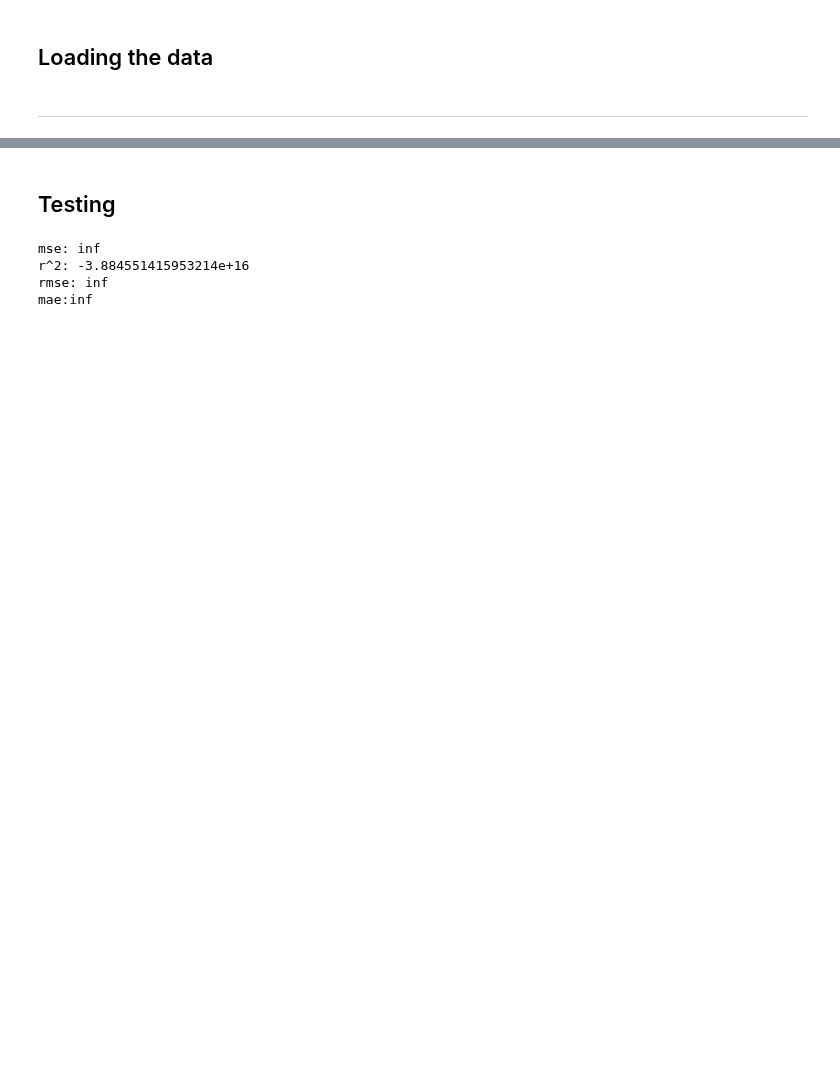
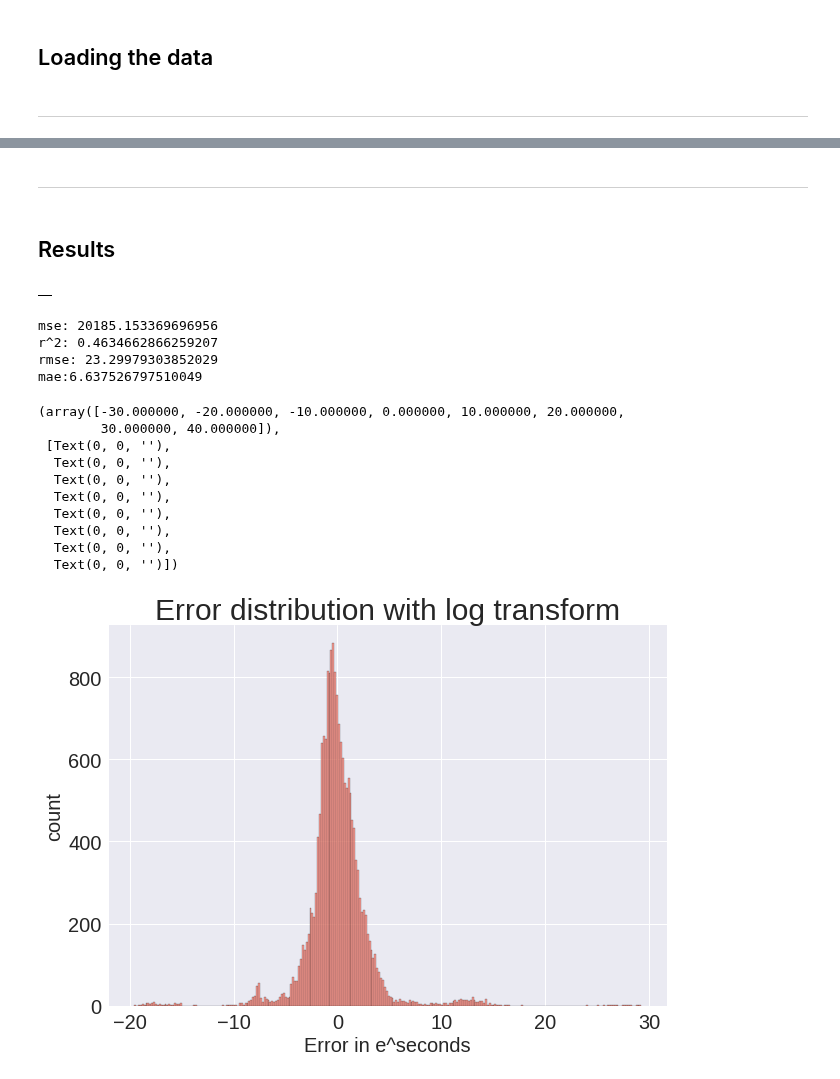
Before and after one commit to Cappa1/ProcessMining, a Jupyter notebook: Linear regression.ipynb, the cells around one changed output, grey strips where cells are left out. Drawn from its saved outputs; the diff is of its cells as text; code cells hidden in the pictures; blank space fills up the shorter version.

```diff
--- a/Linear regression.ipynb
+++ b/Linear regression.ipynb
@@ -63,5 +106,7 @@ model = cv[1]
 # %% [markdown]
-## Testing
+---
+# %% [markdown]
+## Results
 # %%
 # df_test = encode(df_test)
 # df_test = time_diff(df_test)
@@ -69,26 +114,49 @@ model = cv[1]
 X = []
 Y = []
 # transform into windows
-df_test.groupby('case concept:name').apply(lambda x: sliding_window(4, x))
-y_pred = model.predict(X)
-
-error = cv[0]
+df_test.groupby('case concept:name').apply(lambda x: sliding_window(3, x))
+# %% [output]
+|  |
-# %%
-from sklearn.metrics import mean_squared_error
-from sklearn.metrics import r2_score
-from sklearn.metrics import mean_absolute_error
-
-mse = np.mean([mean_squared_error(i[0], i[1]) for i in error])
-r2 = np.mean([r2_score(i[0], i[1]) for i in error])
-mae = np.mean([mean_absolute_error(i[0], i[1]) for i in error])
-rmse = np.mean([mean_squared_error(i[0], i[1], squared=False) for i in error])
-print(f'mse: {np.exp(mse)}\nr^2: {r2}\nrmse: {np.exp(rmse)}\nmae:{np.exp(mae)}')
-# print(f'mse: {mse}\nr^2: {r2}\nrmse: {rmse}\nmae:{mae}')
-# %% [output]
-mse: inf
-r^2: -3.884551415953214e+16
-rmse: inf
-mae:inf
+# %%
+y_pred = model.predict(X)
+mse = mean_squared_error(Y, y_pred)
+r2 = r2_score(Y, y_pred)
+mae = mean_absolute_error(Y, y_pred)
+rmse = mean_squared_error(Y, y_pred, squared=False)
+print(f'mse: {np.exp(mse)}\nr^2: {r2}\nrmse: {np.exp(rmse)}\nmae:{np.exp(mae)}')
+# %% [output]
+mse: 20185.153369696956
+r^2: 0.4634662866259207
+rmse: 23.29979303852029
+mae:6.637526797510049
+# %%
+y_true = pd.DataFrame(Y)
+y_pred = pd.DataFrame(y_pred)
+df_error = pd.concat([y_true, y_pred], axis=1)
+df_error.columns = ['y_true', 'y_pred']
+df_error.reset_index(inplace=True)
+df_error['error'] = df_error['y_true'] - df_error['y_pred']
+
+fig, ax = plt.subplots(figsize=(10, 7))
+# df_error.plot.hist(x='index', y='error', figsize=(10,5), ax=ax, bins=10)
+sns.histplot(data=df_error, x='error', ax=ax, color='salmon')
+ax.set_title('Error distribution with log transform', size=30)
+ax.set_ylabel('count', fontsize=20)
+ax.set_xlabel('Error in e^seconds', fontsize=20)
+plt.yticks(fontsize=20)
+plt.xticks(fontsize=20)
+# %% [output]
+(array([-30.000000, -20.000000, -10.000000, 0.000000, 10.000000, 20.000000,
+        30.000000, 40.000000]),
+ [Text(0, 0, ''),
+  Text(0, 0, ''),
+  Text(0, 0, ''),
+  Text(0, 0, ''),
+  Text(0, 0, ''),
+  Text(0, 0, ''),
+  Text(0, 0, ''),
+  Text(0, 0, '')])
+[figure, added]
 # %%
 # cols = df_data.columns.tolist()
 # cols.remove('time_diff')
```
Also changed, not shown: parts of 8 cells of this notebook, 1 other file.
